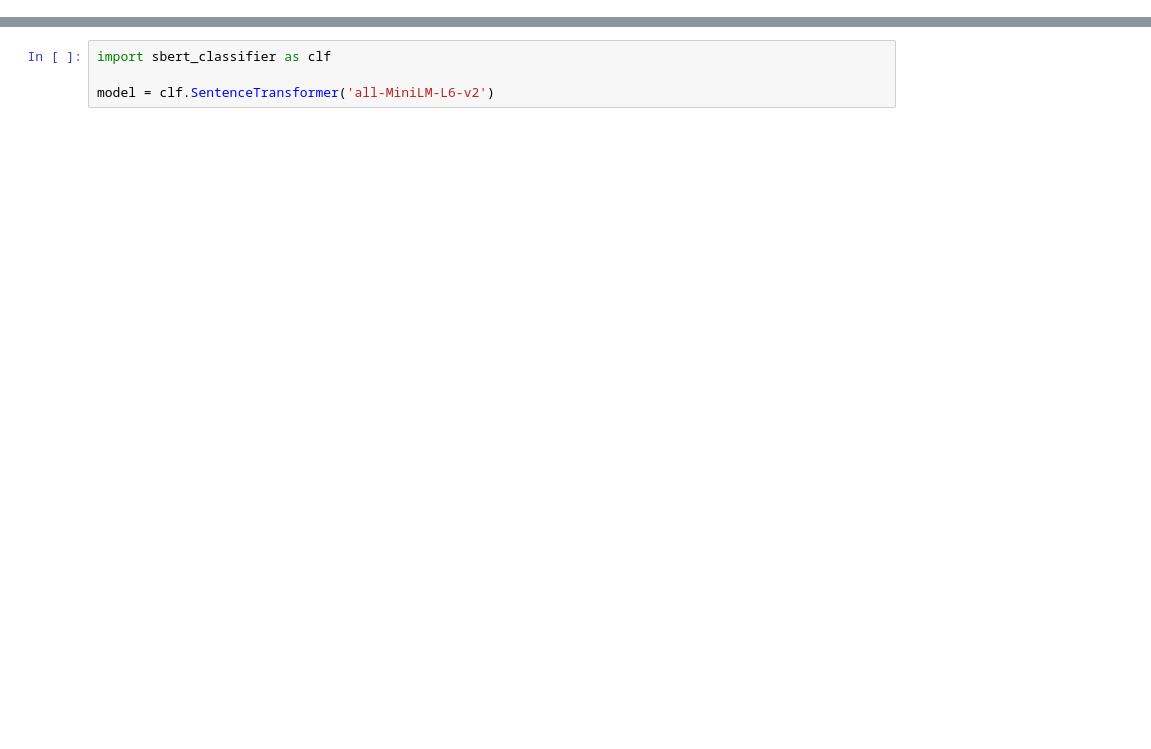
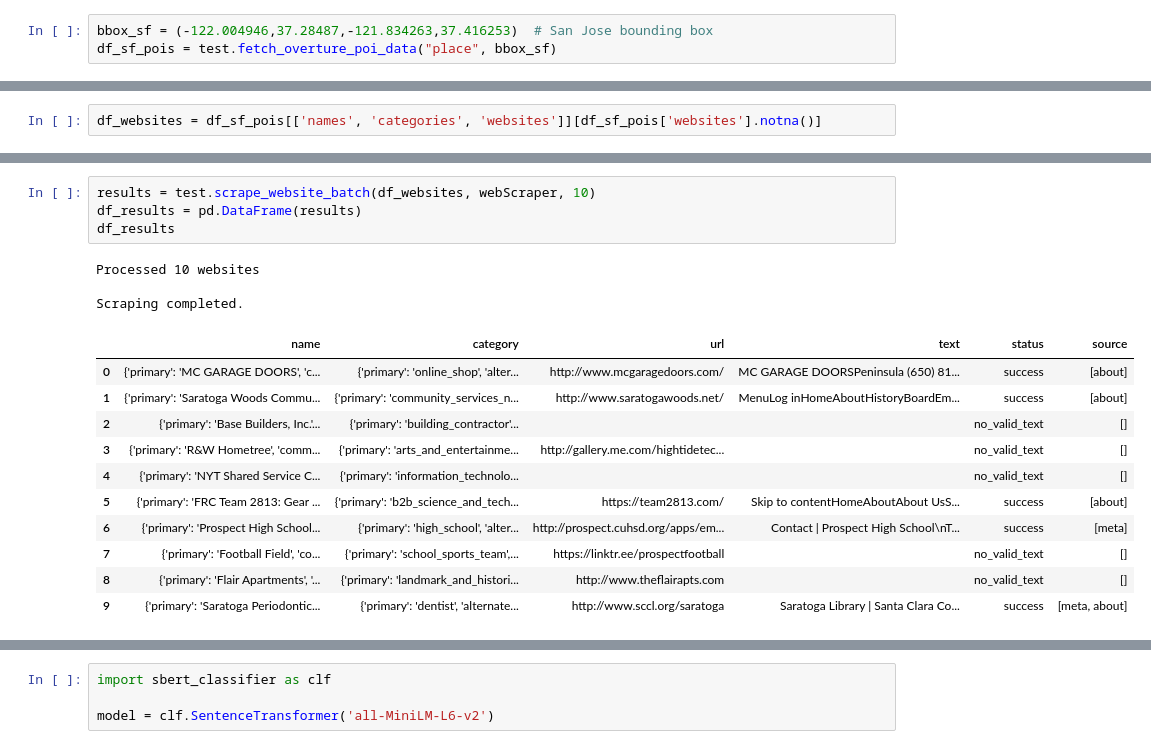
Before and after one commit to project-terraforma/Automating-POI-Categorization-AGCG, a Jupyter notebook: notebooks/main.ipynb, the cells around one changed output, grey strips where cells are left out. Drawn from its saved outputs; the diff is of its cells as text; blank space fills up the shorter version.

```diff
--- a/notebooks/main.ipynb
+++ b/notebooks/main.ipynb
@@ -26,0 +88,3 @@ True
+# %%
+bbox_sf = (-122.004946,37.28487,-121.834263,37.416253)  # San Jose bounding box
+df_sf_pois = test.fetch_overture_poi_data("place", bbox_sf)
@@ -26,0 +96,2 @@ True
+# %%
+df_websites = df_sf_pois[['names', 'categories', 'websites']][df_sf_pois['websites'].notna()]
@@ -26,0 +115,19 @@ True
+# %%
+results = test.scrape_website_batch(df_websites, webScraper, 10)
+df_results = pd.DataFrame(results)
+df_results
+# %% [output]
+Processed 10 websites
+
+Scraping completed.
+|  | name | category | url | text | status | source |
+| 0 | {'primary': 'MC GARAGE DOORS', 'c... | {'primary': 'online_shop', 'alter... | http://www.mcgaragedoors.com/ | MC GARAGE DOORSPeninsula (650) 81... | success | [about] |
+| 1 | {'primary': 'Saratoga Woods Commu... | {'primary': 'community_services_n... | http://www.saratogawoods.net/ | MenuLog inHomeAboutHistoryBoardEm... | success | [about] |
+| 2 | {'primary': 'Base Builders, Inc.'... | {'primary': 'building_contractor'... |  |  | no_valid_text | [] |
+| 3 | {'primary': 'R&W Hometree', 'comm... | {'primary': 'arts_and_entertainme... | http://gallery.me.com/hightidetec... |  | no_valid_text | [] |
+| 4 | {'primary': 'NYT Shared Service C... | {'primary': 'information_technolo... |  |  | no_valid_text | [] |
+| 5 | {'primary': 'FRC Team 2813: Gear ... | {'primary': 'b2b_science_and_tech... | https://team2813.com/ | Skip to contentHomeAboutAbout UsS... | success | [about] |
+| 6 | {'primary': 'Prospect High School... | {'primary': 'high_school', 'alter... | http://prospect.cuhsd.org/apps/em... | Contact | Prospect High School\nT... | success | [meta] |
+| 7 | {'primary': 'Football Field', 'co... | {'primary': 'school_sports_team',... | https://linktr.ee/prospectfootball |  | no_valid_text | [] |
+| 8 | {'primary': 'Flair Apartments', '... | {'primary': 'landmark_and_histori... | http://www.theflairapts.com |  | no_valid_text | [] |
+| 9 | {'primary': 'Saratoga Periodontic... | {'primary': 'dentist', 'alternate... | http://www.sccl.org/saratoga | Saratoga Library | Santa Clara Co... | success | [meta, about] |
```
Also changed, not shown: parts of 24 cells of this notebook.
